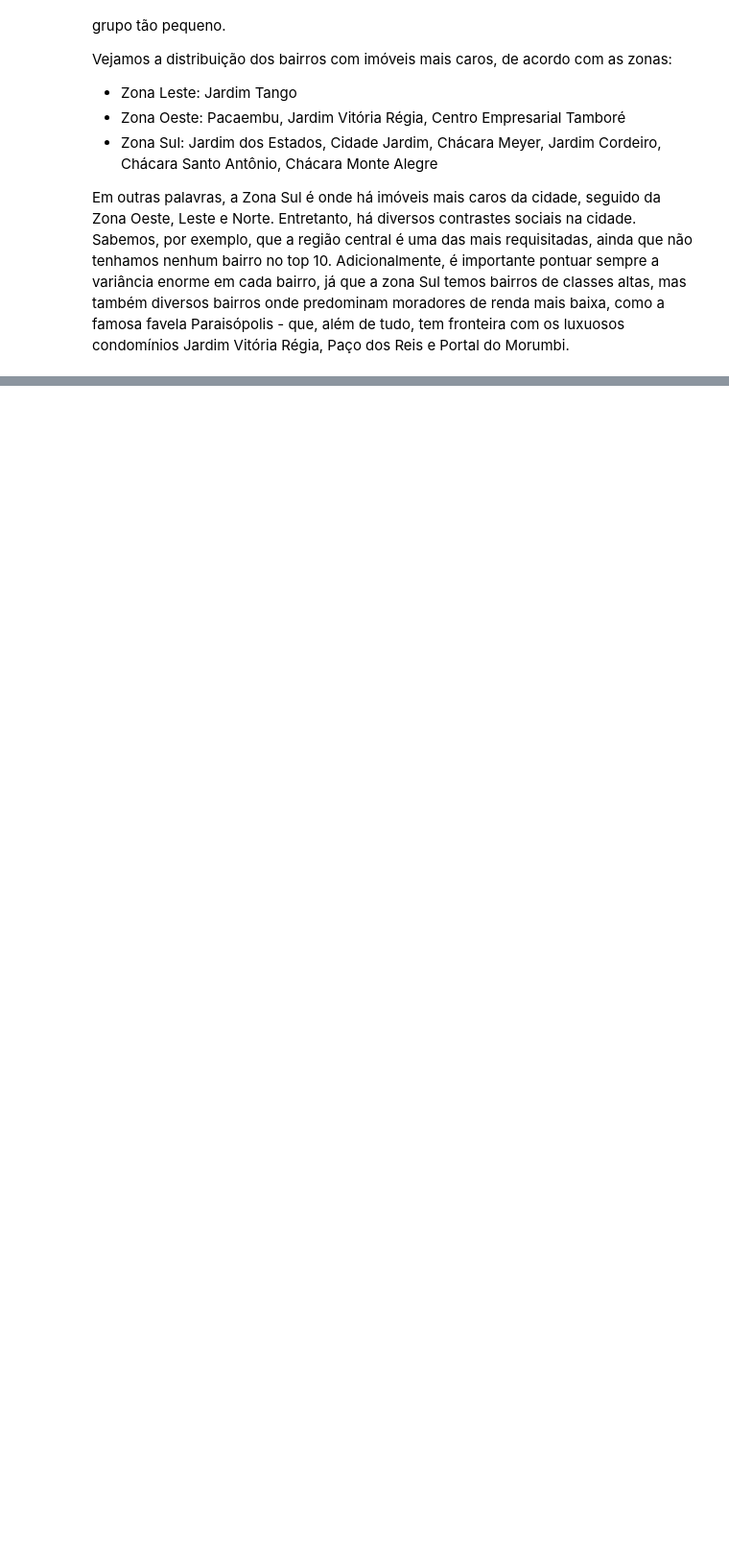
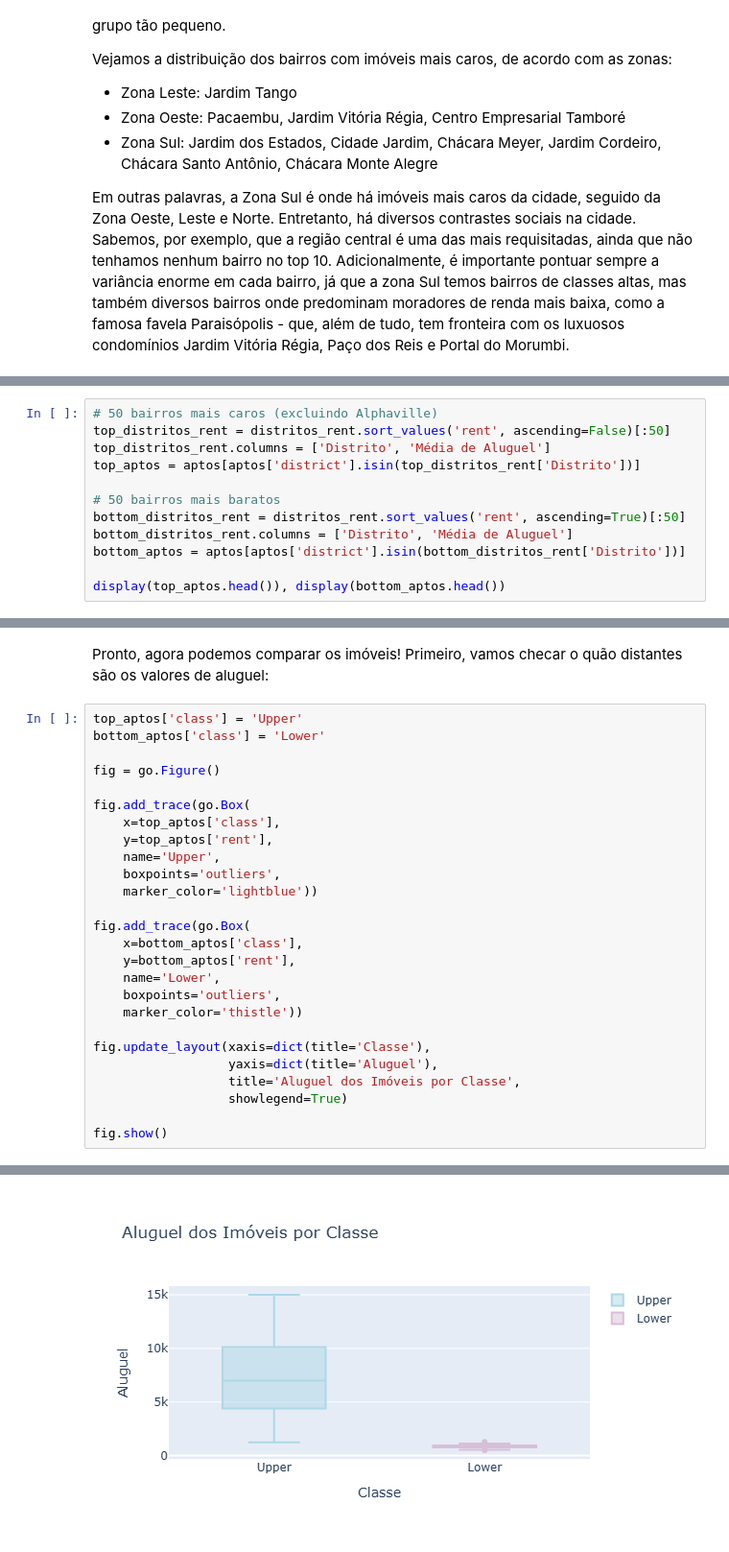
Before and after one commit to leonamcassemir0/analise-de-ponta, a Jupyter notebook: sao_paulo_housing_prices.ipynb, the cells around one changed output, grey strips where cells are left out. Shown at 96% size. Drawn from its saved outputs; the diff is of its cells as text; blank space fills up the shorter version.

```diff
--- a/sao_paulo_housing_prices.ipynb
+++ b/sao_paulo_housing_prices.ipynb
@@ -682,0 +741,12 @@ Adicionalmente, é importante pontuar sempre a variância enorme em cada bairro,
+# %%
+# 50 bairros mais caros (excluindo Alphaville)
+top_distritos_rent = distritos_rent.sort_values('rent', ascending=False)[:50]
+top_distritos_rent.columns = ['Distrito', 'Média de Aluguel']
+top_aptos = aptos[aptos['district'].isin(top_distritos_rent['Distrito'])]
+
+# 50 bairros mais baratos
+bottom_distritos_rent = distritos_rent.sort_values('rent', ascending=True)[:50]
+bottom_distritos_rent.columns = ['Distrito', 'Média de Aluguel']
+bottom_aptos = aptos[aptos['district'].isin(bottom_distritos_rent['Distrito'])]
+
+display(top_aptos.head()), display(bottom_aptos.head())
@@ -682,0 +767,29 @@ Adicionalmente, é importante pontuar sempre a variância enorme em cada bairro,
+# %% [markdown]
+Pronto, agora podemos comparar os imóveis! Primeiro, vamos checar o quão distantes são os valores de aluguel:
+# %%
+top_aptos['class'] = 'Upper'
+bottom_aptos['class'] = 'Lower'
+
+fig = go.Figure()
+
+fig.add_trace(go.Box(
+    x=top_aptos['class'],
+    y=top_aptos['rent'],
+    name='Upper',
+    boxpoints='outliers',
+    marker_color='lightblue'))
+
+fig.add_trace(go.Box(
+    x=bottom_aptos['class'],
+    y=bottom_aptos['rent'],
+    name='Lower',
+    boxpoints='outliers',
+    marker_color='thistle'))
+
+fig.update_layout(xaxis=dict(title='Classe'),
+                  yaxis=dict(title='Aluguel'),
+                  title='Aluguel dos Imóveis por Classe',
+                  showlegend=True)
+
+fig.show()
+# %% [output]
@@ -682,0 +807 @@ Adicionalmente, é importante pontuar sempre a variância enorme em cada bairro,
+[figure, added]
```
Also changed, not shown: parts of 17 cells of this notebook.
